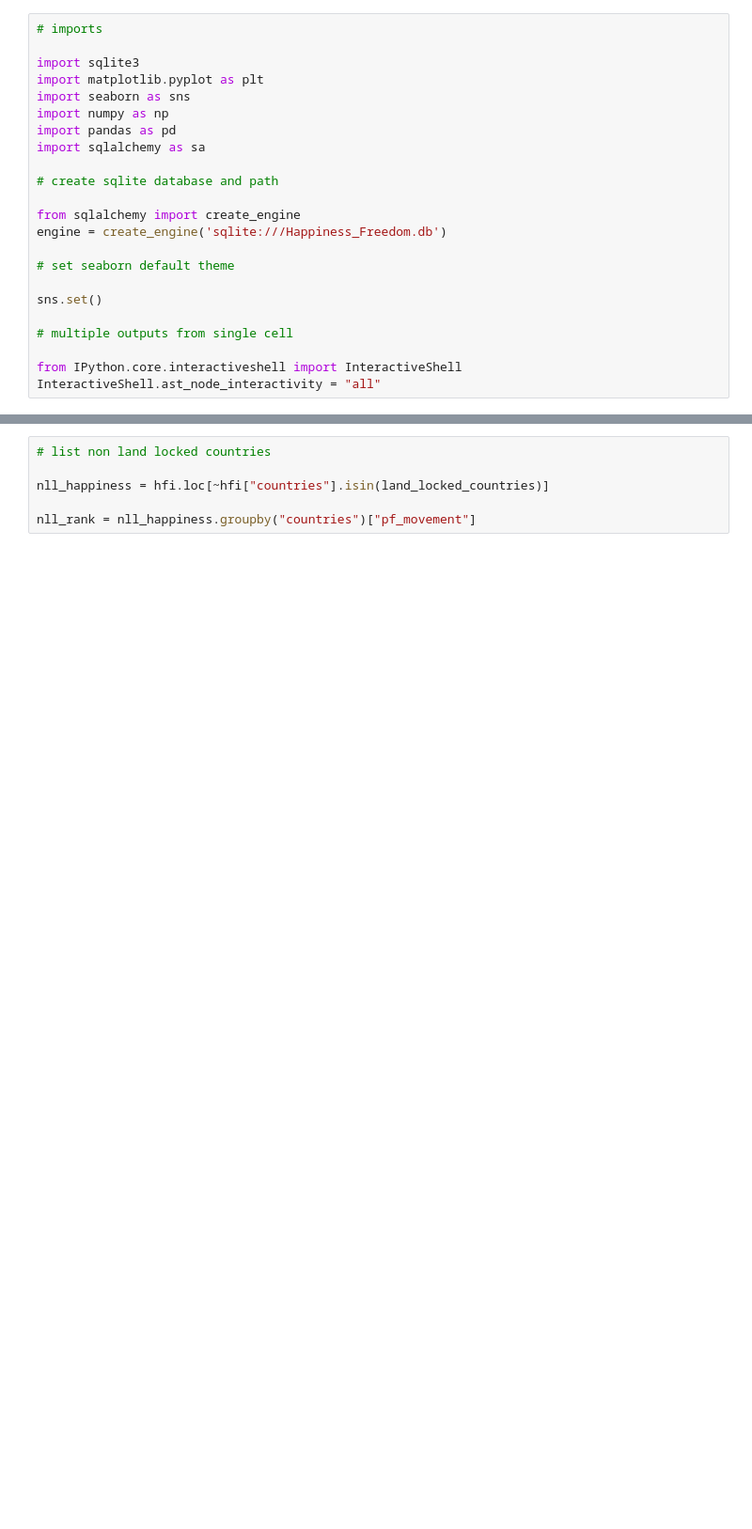
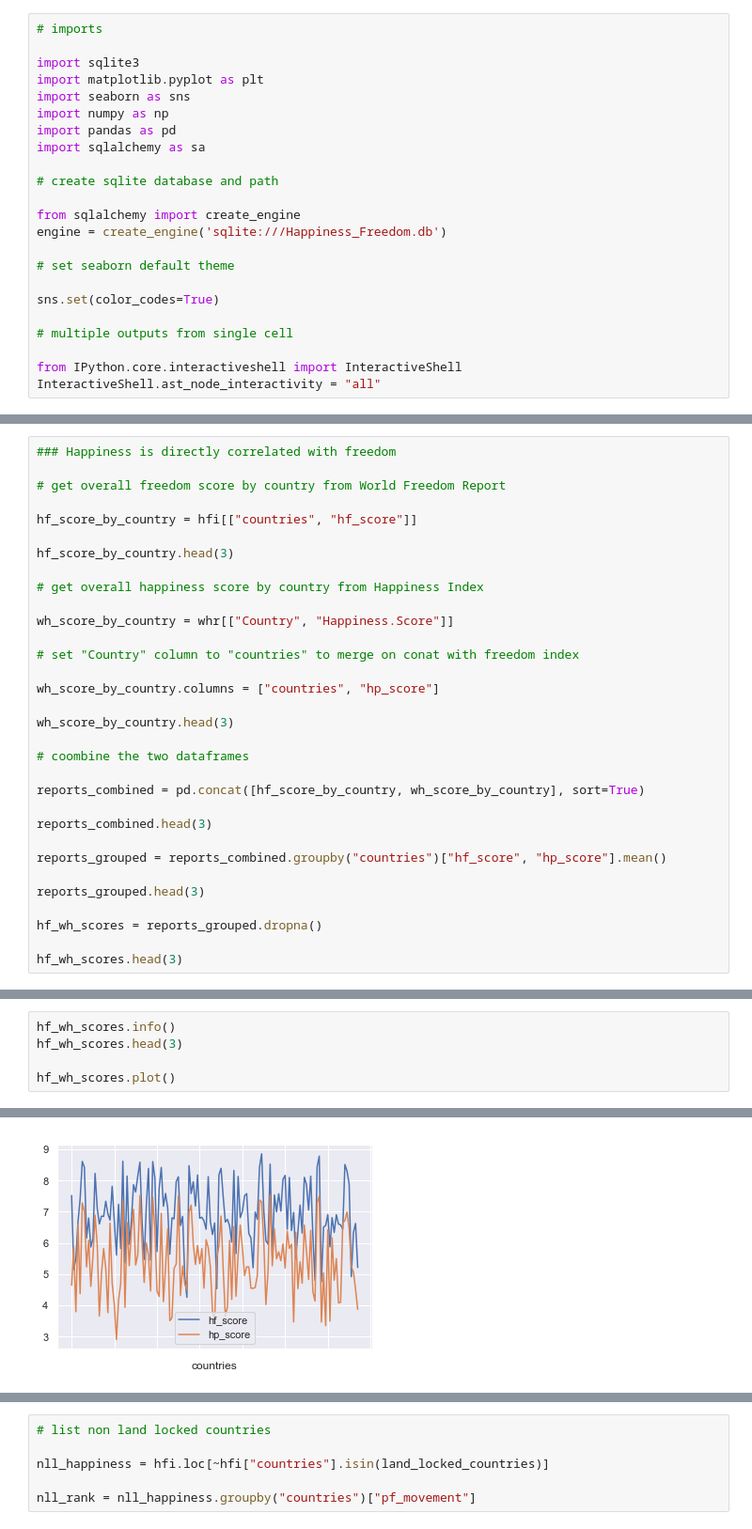
Before and after one commit to jbratcher/happiness_and_freedom, a Jupyter notebook: hfh_movement.ipynb, the cells around one changed output, grey strips where cells are left out. Shown at 94% size. Drawn from its saved outputs; the diff is of its cells as text; blank space fills up the shorter version.

```diff
--- a/hfh_movement.ipynb
+++ b/hfh_movement.ipynb
@@ -35,7 +37,7 @@ engine = create_engine('sqlite:///Happiness_Freedom.db')
 
 # set seaborn default theme
 
-sns.set()
+sns.set(color_codes=True)
 
 # multiple outputs from single cell
 
@@ -181,0 +77,32 @@ scatterPlot(plotName="hf_ef_pf_w", x_axis=hfi["hf_score"], x_label="Freedom Scor
+# %%
+### Happiness is directly correlated with freedom
+
+# get overall freedom score by country from World Freedom Report
+
+hf_score_by_country = hfi[["countries", "hf_score"]]
+
+hf_score_by_country.head(3)
+
+# get overall happiness score by country from Happiness Index
+
+wh_score_by_country = whr[["Country", "Happiness.Score"]]
+
+# set "Country" column to "countries" to merge on conat with freedom index
+
+wh_score_by_country.columns = ["countries", "hp_score"]
+
+wh_score_by_country.head(3)
+
+# coombine the two dataframes
+
+reports_combined = pd.concat([hf_score_by_country, wh_score_by_country], sort=True)
+
+reports_combined.head(3)
+
+reports_grouped = reports_combined.groupby("countries")["hf_score", "hp_score"].mean()
+
+reports_grouped.head(3)
+
+hf_wh_scores = reports_grouped.dropna()
+
+hf_wh_scores.head(3)
@@ -181,0 +132,6 @@ scatterPlot(plotName="hf_ef_pf_w", x_axis=hfi["hf_score"], x_label="Freedom Scor
+# %%
+hf_wh_scores.info()
+hf_wh_scores.head(3)
+
+hf_wh_scores.plot()
+# %% [output]
@@ -181,0 +151 @@ scatterPlot(plotName="hf_ef_pf_w", x_axis=hfi["hf_score"], x_label="Freedom Scor
+[figure, added]
```
Also changed, not shown: parts of 24 cells of this notebook.
